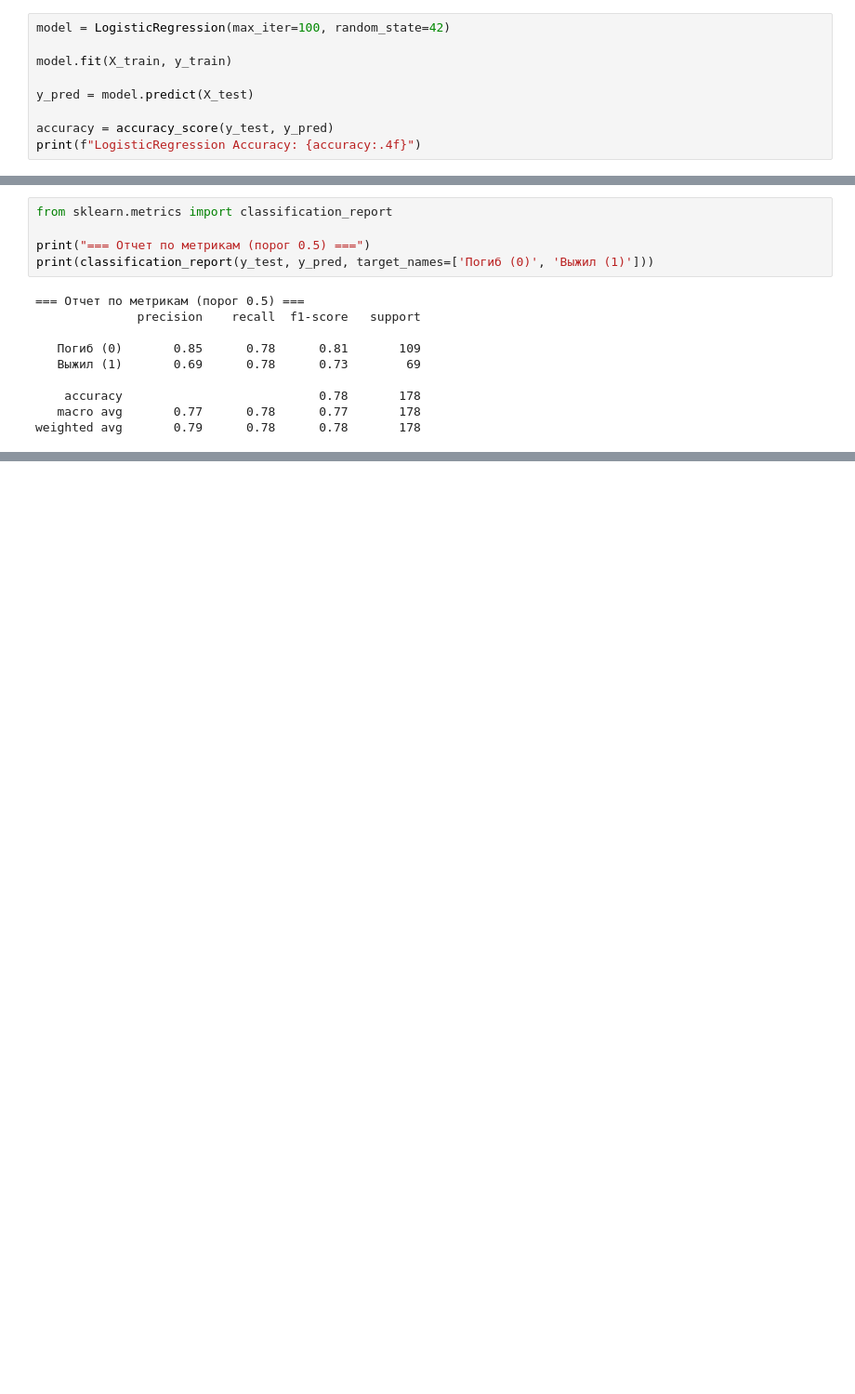
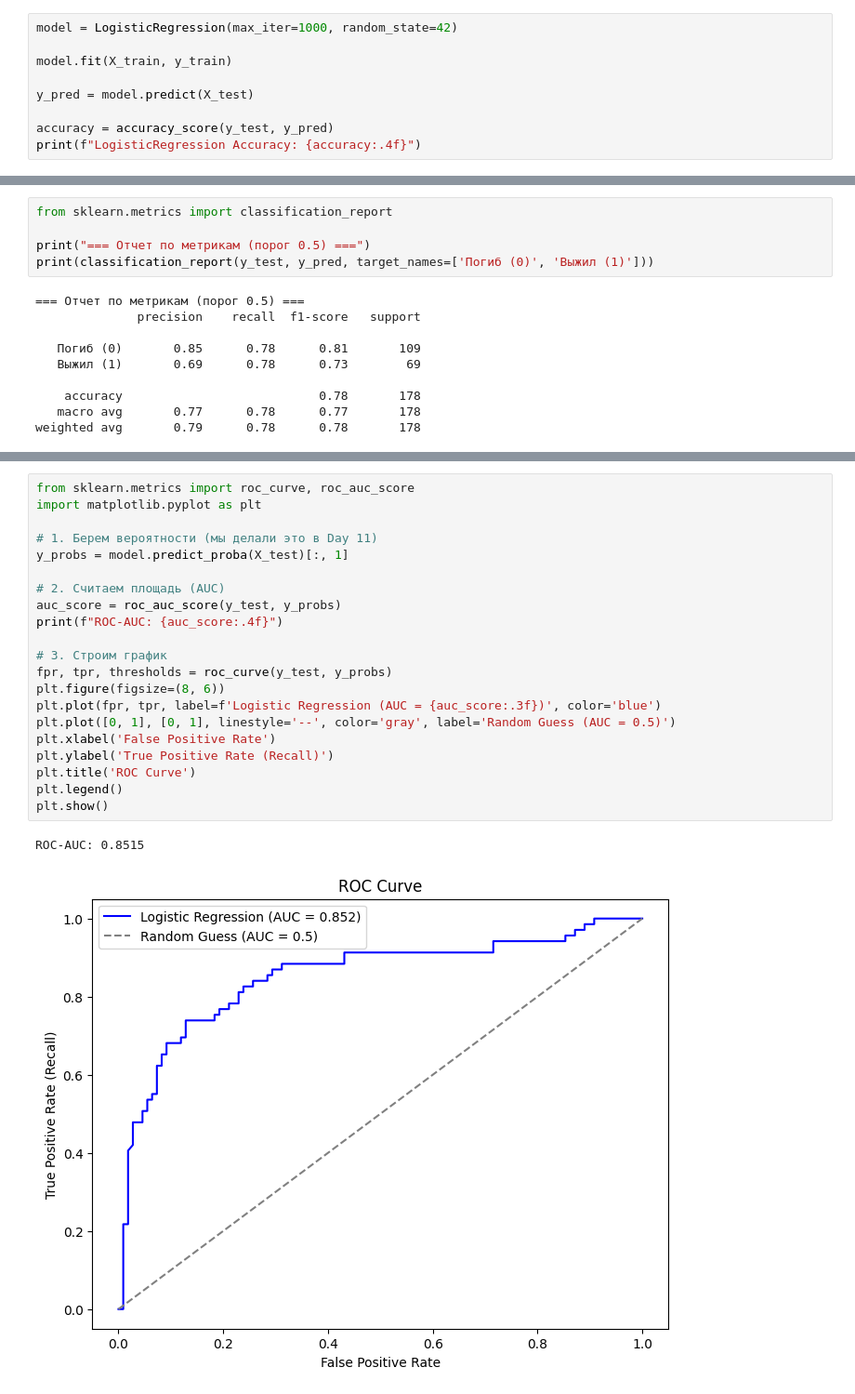
Before and after one commit to Stas488/llm_journey, a Jupyter notebook: week_02/day9_pandas_advanced.ipynb, the cells around one changed output, grey strips where cells are left out. Shown at 93% size. Saved outputs shown, nothing was run; the diff lists cells and outputs as text; blank space fills up the shorter version.

```diff
--- a/week_02/day9_pandas_advanced.ipynb
+++ b/week_02/day9_pandas_advanced.ipynb
@@ -237,7 +237,7 @@ print(coefs)
 0      pclass -1.122366
 7    sex_male -2.630720
 # %%
-model = LogisticRegression(max_iter=100, random_state=42)
+model = LogisticRegression(max_iter=1000, random_state=42)
 
 model.fit(X_train, y_train)
 
@@ -321 +313,25 @@ array([0, 1, 1, 0, 1, 0, 0, 0, 1, 1, 0, 0, 0, 0, 0, 0, 0, 0, 0, 0, 0, 1,
        0, 1])
+# %%
+from sklearn.metrics import roc_curve, roc_auc_score
+import matplotlib.pyplot as plt
+
+# 1. Берем вероятности (мы делали это в Day 11)
+y_probs = model.predict_proba(X_test)[:, 1]
+
+# 2. Считаем площадь (AUC)
+auc_score = roc_auc_score(y_test, y_probs)
+print(f"ROC-AUC: {auc_score:.4f}")
+
+# 3. Строим график
+fpr, tpr, thresholds = roc_curve(y_test, y_probs)
+plt.figure(figsize=(8, 6))
+plt.plot(fpr, tpr, label=f'Logistic Regression (AUC = {auc_score:.3f})', color='blue')
+plt.plot([0, 1], [0, 1], linestyle='--', color='gray', label='Random Guess (AUC = 0.5)')
+plt.xlabel('False Positive Rate')
+plt.ylabel('True Positive Rate (Recall)')
+plt.title('ROC Curve')
+plt.legend()
+plt.show()
+# %% [output]
+ROC-AUC: 0.8515
+[figure, added]
```
Also changed, not shown: parts of 5 cells of this notebook, 2 other files.
